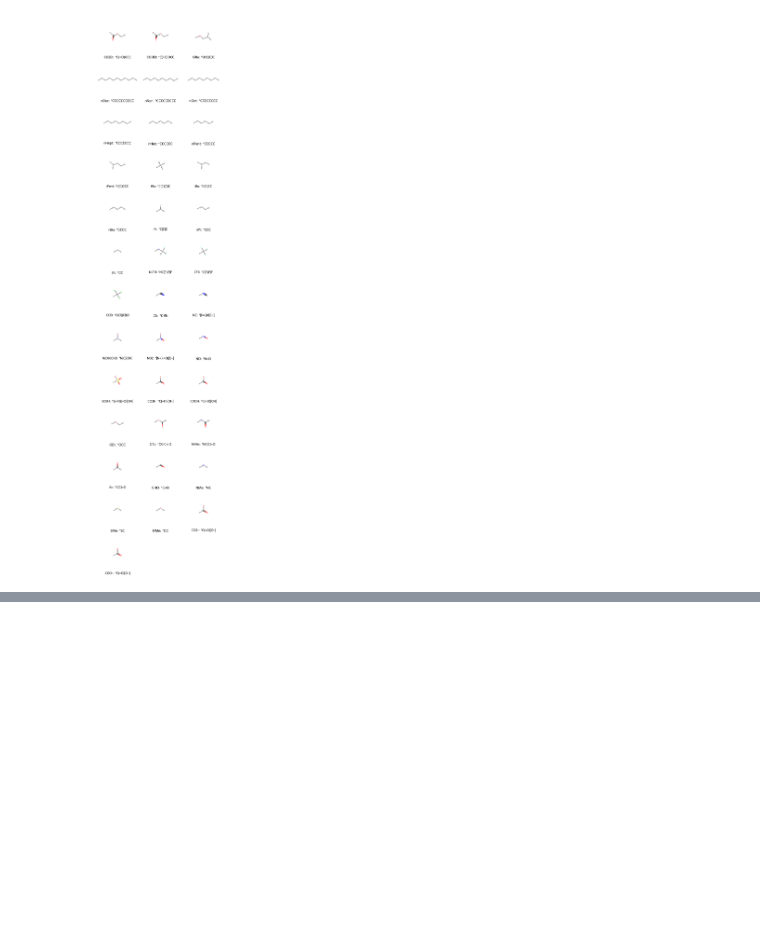
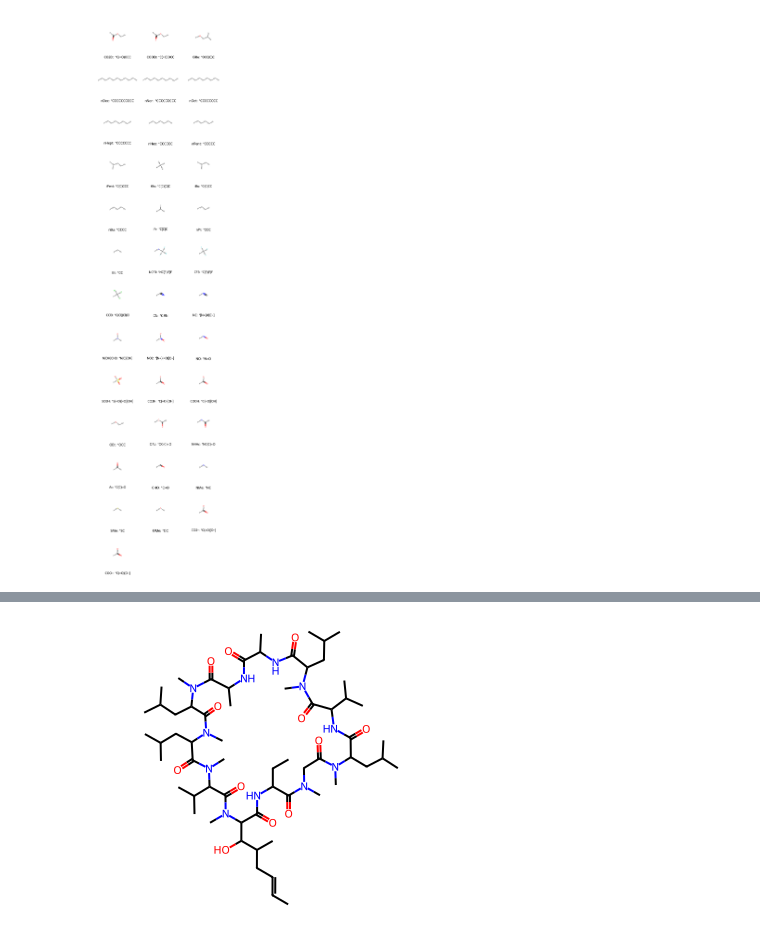
Before and after one commit to bertiewooster/RDKit-playing, a Jupyter notebook: cookbook_examples.ipynb, the cells around one changed output, grey strips where cells are left out. Saved outputs shown, nothing was run; the diff lists cells and outputs as text; code cells hidden in the pictures; blank space fills up the shorter version.

Commit message:
Cookbook: Using CoordGen Library

```diff
--- a/cookbook_examples.ipynb
+++ b/cookbook_examples.ipynb
@@ -240,0 +254,7 @@ Draw.molsImage
+# %%
+# with CoordGen
+from rdkit.Chem import rdCoordGen
+rdCoordGen.AddCoords(mol)
+mol
+# %% [output]
+[figure, added]
```
Also changed, not shown: parts of 3 cells of this notebook, 2 other files.
